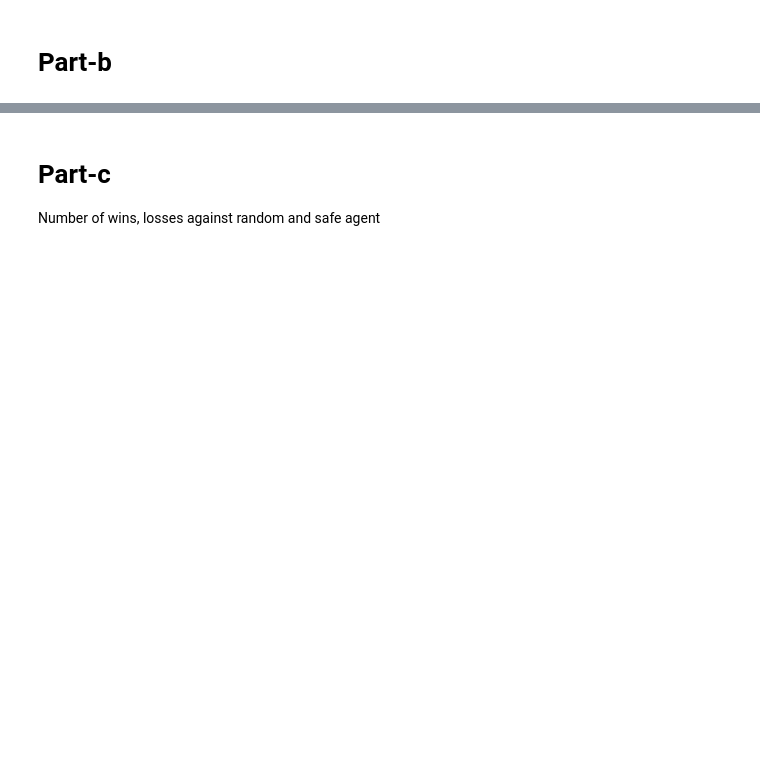
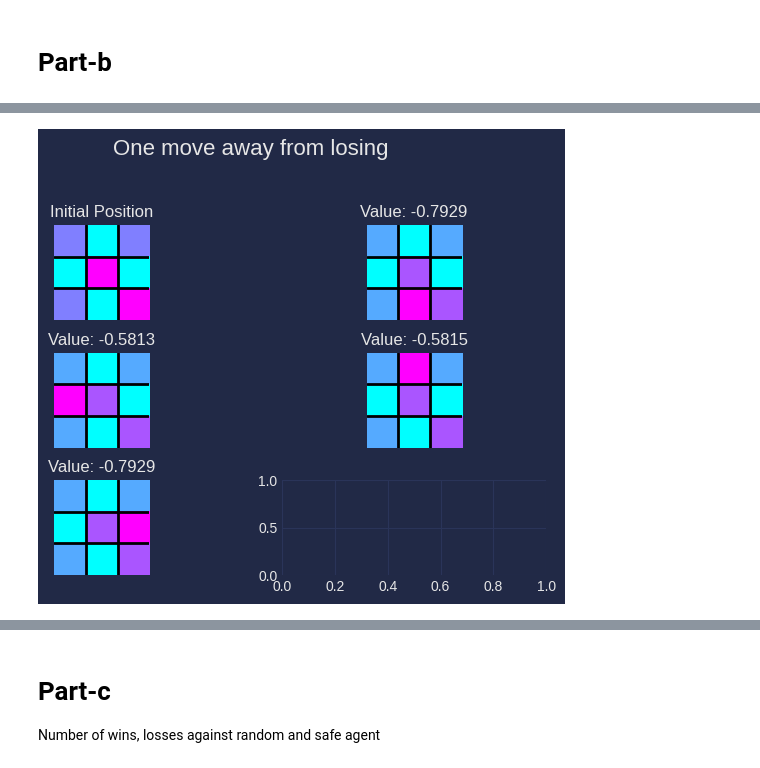
Before and after one commit to cmaspi/Reinforcement-Learning-AI3000, a Jupyter notebook: Assignment-5/problem-3.ipynb, the cells around one changed output, grey strips where cells are left out. Drawn from its saved outputs; the diff is of its cells as text; code cells hidden in the pictures; blank space fills up the shorter version.

```diff
--- a/Assignment-5/problem-3.ipynb
+++ b/Assignment-5/problem-3.ipynb
@@ -212,3 +215,48 @@ plt.show()
+# %%
+board = TicTacToe()
+board.board = np.array([[1, 0, 1],[0, 2, 0], [1, 0, 2]])
+state = board.board.data.tobytes()
+board_copy = np.array(board.board)
+mcts = Player()
+
+for i in range(1000):
+    mcts.selection(2, board, [state])
+    board.board = np.array(board_copy)
+
+
+moves = board.return_available()
+
+fig, ax = plt.subplots(3, 2, constrained_layout=True)
+fig.tight_layout()
+ax[0][0].imshow(board.board)
+ax[0][0].set_title("Initial Position")
+ax[0][0].set_xticks(np.array([0.5, 1.5]))
+ax[0][0].set_yticks(np.array([0.5, 1.5]))
+ax[0][0].grid(which='major', axis='both', linestyle='-', color='k', linewidth=2)
+ax[0][0].set_xticklabels([])
+ax[0][0].set_yticklabels([])
+x, y = 0, 0
+for idx, move in enumerate(moves):
+    board.board = np.array(board_copy)
+    y += 1
+    if y == 2:
+        y = 0
+        x += 1
+    board.mark(tuple(move), 2)
+    val = mcts.value[2][board.board.data.tobytes()]
+    board.mark(tuple(move), 3)
+    ax[x][y].imshow(board.board)
+    ax[x][y].set_title(f"Value: {val:.4f}")
+    ax[x][y].set_xticks(np.array([0.5, 1.5]))
+    ax[x][y].set_yticks(np.array([0.5, 1.5]))
+    ax[x][y].grid(which='major', axis='both', linestyle='-', color='k', linewidth=2)
+    ax[x][y].set_xticklabels([])
+    ax[x][y].set_yticklabels([])
+fig.suptitle('One move away from losing', fontsize=16)
+plt.subplots_adjust(top=0.8)
+plt.show()
+# %% [output]
+[figure, added]
 # %%
 board = TicTacToe()
 board.board = np.array([[0, 0, 0],[0, 1, 0], [0, 0, 0]])
```
Also changed, not shown: parts of 6 cells of this notebook.
